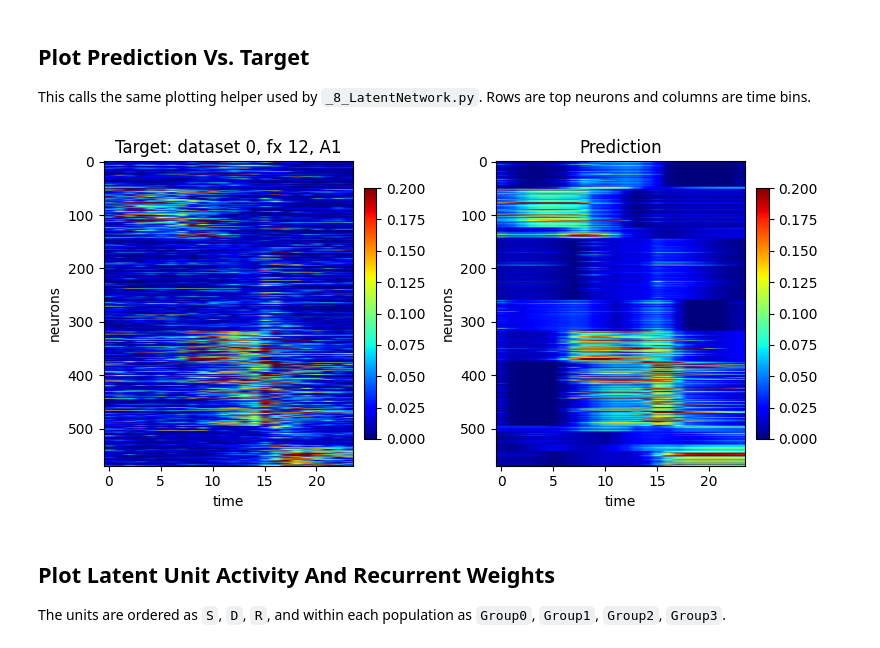
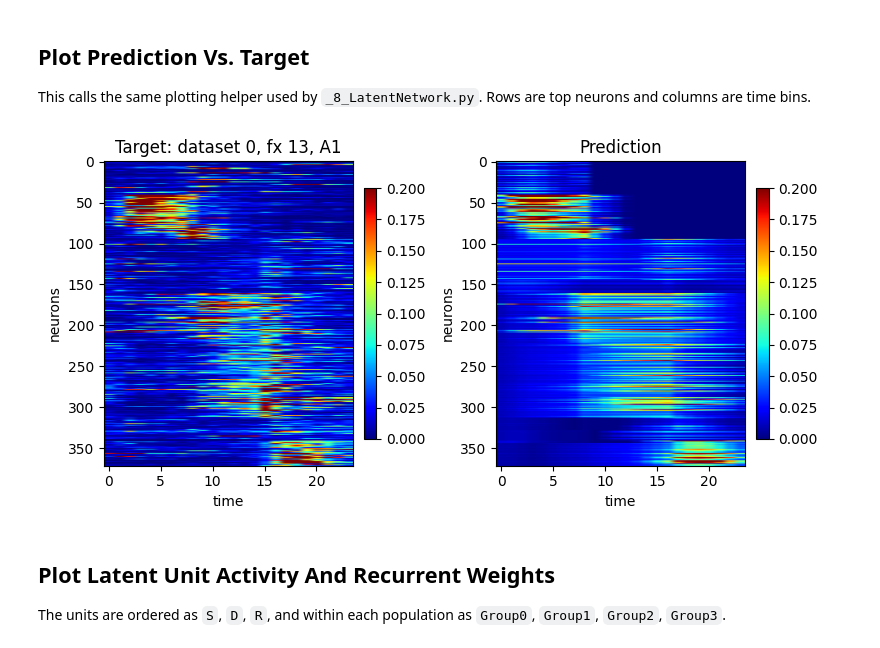
Before and after one commit to chrismkkim/ALMContinualLearning, a Jupyter notebook: _8_LatentNetwork_Notebook.ipynb, the cells around one changed output. Drawn from its saved outputs; the diff is of its cells as text; code cells hidden in the pictures.

```diff
--- a/_8_LatentNetwork_Notebook.ipynb
+++ b/_8_LatentNetwork_Notebook.ipynb
@@ -73,13 +76,13 @@ This calls the same plotting helper used by `_8_LatentNetwork.py`. Rows are top
 # %%
 ln.plot_prediction_vs_target(
     results,
     dataset_idx=dataset_idx,
-    fx=12,
+    fx=13,
     condition='A1',
 )
 plt.show()
 # %% [output]
-[figure, old version]
+[figure, new version]
 # %% [markdown]
 ## Plot Latent Unit Activity And Recurrent Weights
 
```
Also changed, not shown: parts of 9 cells of this notebook, 1 other file.
